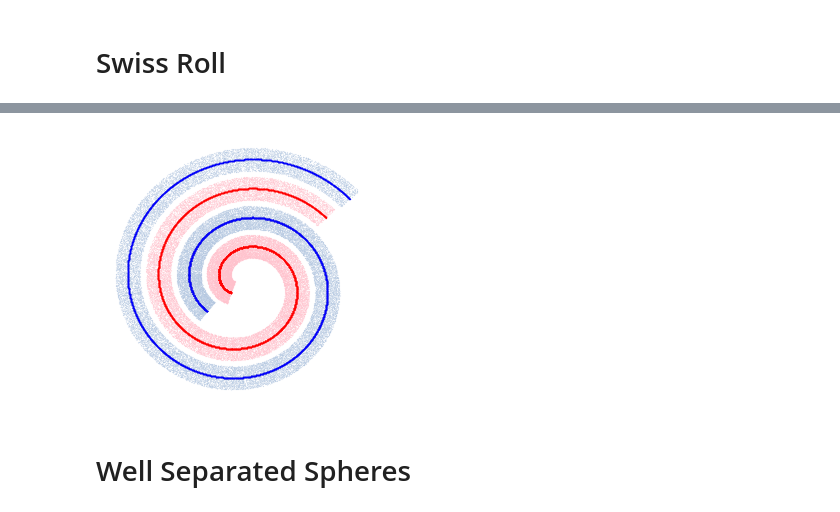
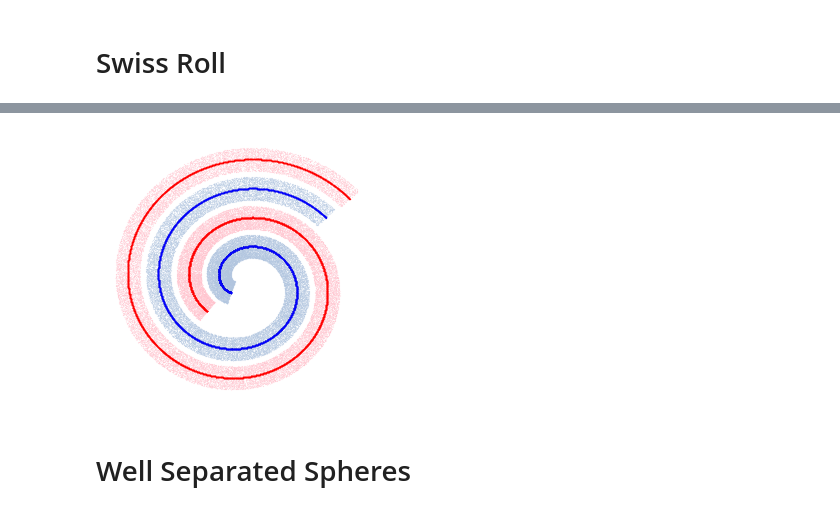
Before and after one commit to microsoft/distance-learner, a Jupyter notebook: notebooks/Paper Plotting - Representative Plots.ipynb, the cells around one changed output, grey strips where cells are left out. Saved outputs shown, nothing was run; the diff lists cells and outputs as text; code cells hidden in the pictures.

```diff
--- a/notebooks/Paper Plotting - Representative Plots.ipynb
+++ b/notebooks/Paper Plotting - Representative Plots.ipynb
@@ -120,17 +120,17 @@ sw.compute_points()
 # %%
 plt.figure(figsize=(4, 4))
-plt.scatter(sw.normed_all_points[sw.class_labels == 2][:sw.S1.genattrs.num_neg, 0], sw.normed_all_points[sw.class_labels == 2][:sw.S1.genattrs.num_neg, 1], s=0.01, c="lightsteelblue")
-plt.scatter(sw.normed_all_points[sw.class_labels != 2][:sw.S1.genattrs.N - sw.S1.genattrs.num_neg, 0], sw.normed_all_points[sw.class_labels != 2][:sw.S1.genattrs.N - sw.S1.genattrs.num_neg, 1], s=0.01, c="blue")
+plt.scatter(sw.normed_all_points[sw.class_labels == 2][:sw.S1.genattrs.num_neg, 0], sw.normed_all_points[sw.class_labels == 2][:sw.S1.genattrs.num_neg, 1], s=0.01, c="pink")
+plt.scatter(sw.normed_all_points[sw.class_labels != 2][:sw.S1.genattrs.N - sw.S1.genattrs.num_neg, 0], sw.normed_all_points[sw.class_labels != 2][:sw.S1.genattrs.N - sw.S1.genattrs.num_neg, 1], s=0.01, c="red")
 
-plt.scatter(sw.normed_all_points[sw.class_labels == 2][sw.S1.genattrs.num_neg:, 0], sw.normed_all_points[sw.class_labels == 2][sw.S1.genattrs.num_neg:, 1], s=0.01, c="pink")
-plt.scatter(sw.normed_all_points[sw.class_labels != 2][sw.S1.genattrs.N - sw.S1.genattrs.num_neg:, 0], sw.normed_all_points[sw.class_labels != 2][sw.S1.genattrs.N - sw.S1.genattrs.num_neg:, 1], s=0.01, c="red")
+plt.scatter(sw.normed_all_points[sw.class_labels == 2][sw.S1.genattrs.num_neg:, 0], sw.normed_all_points[sw.class_labels == 2][sw.S1.genattrs.num_neg:, 1], s=0.01, c="lightsteelblue")
+plt.scatter(sw.normed_all_points[sw.class_labels != 2][sw.S1.genattrs.N - sw.S1.genattrs.num_neg:, 0], sw.normed_all_points[sw.class_labels != 2][sw.S1.genattrs.N - sw.S1.genattrs.num_neg:, 1], s=0.01, c="blue")
 
 plt.axis("off")
 plt.tight_layout()
-plt.savefig("repr_sw.png", type="png", dpi=1200)
+plt.savefig("repr_sw.png", type="png", dpi=1200, bbox_inches="tight")
 plt.show()
 # %% [output]
-[figure, old version]
+[figure, new version]
 # %% [markdown]
 # Well Separated Spheres
 # %%
```
Also changed, not shown: parts of 5 cells of this notebook, 6 other files.
